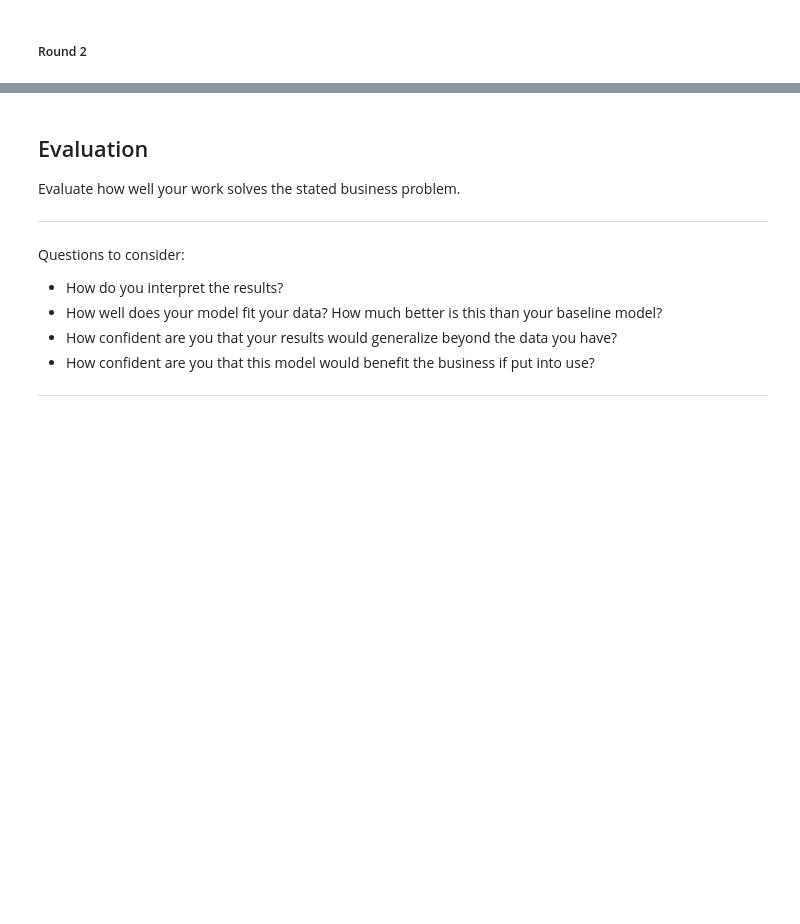
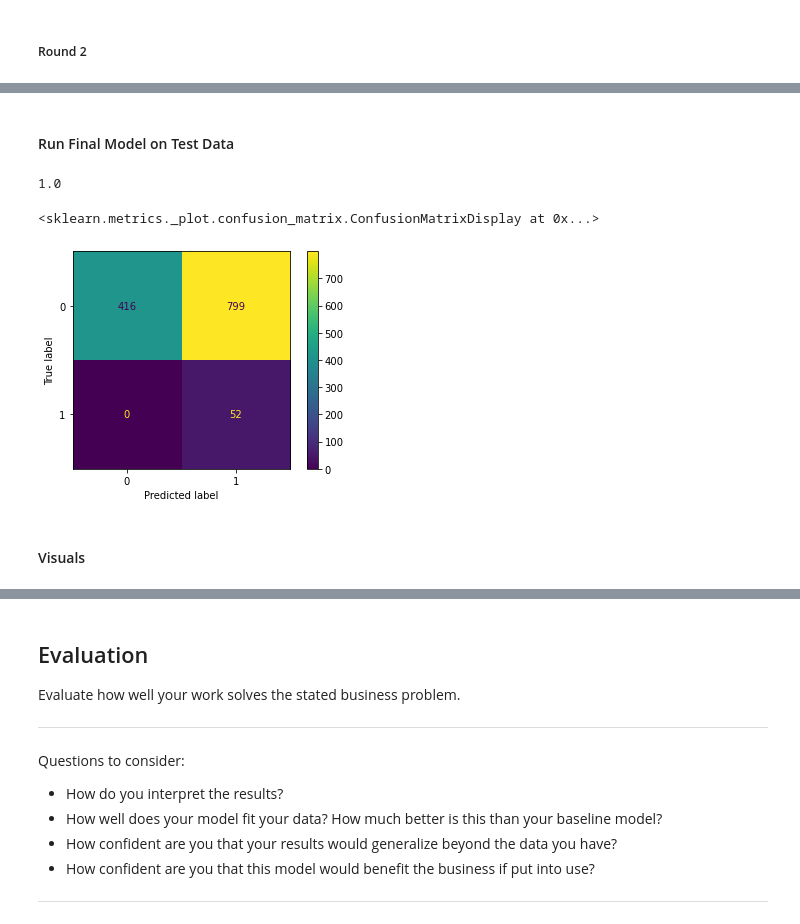
Before and after one commit to dermothethird/Stroke_Project, a Jupyter notebook: dermot_working_notebook.ipynb, the cells around one changed output, grey strips where cells are left out. Saved outputs shown, nothing was run; the diff lists cells and outputs as text; code cells hidden in the pictures; blank space fills up the shorter version.

```diff
--- a/dermot_working_notebook.ipynb
+++ b/dermot_working_notebook.ipynb
@@ -924,0 +751,4 @@ best_xgb_results_2.print_cv_summary()
+# %% [markdown]
+#### Run Final Model on Test Data
+# %%
+final_model = best_xgb_3
@@ -924,0 +757,11 @@ best_xgb_results_2.print_cv_summary()
+# %%
+rere(y_test, y_pred_test)
+# %% [output]
+1.0
+# %%
+plot_confusion_matrix(final_model, X_test, y_test)
+# %% [output]
+<sklearn.metrics._plot.confusion_matrix.ConfusionMatrixDisplay at 0x...>
+[figure, added]
+# %% [markdown]
+#### Visuals
```
Also changed, not shown: parts of 80 cells of this notebook, 2 other files.
